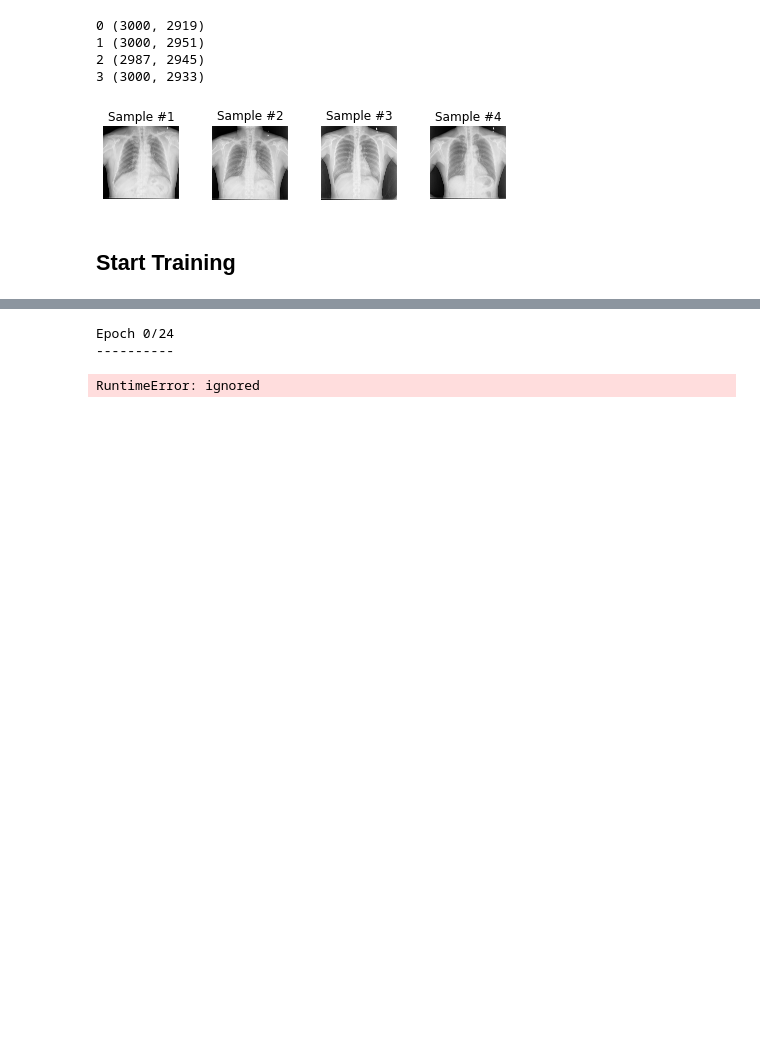
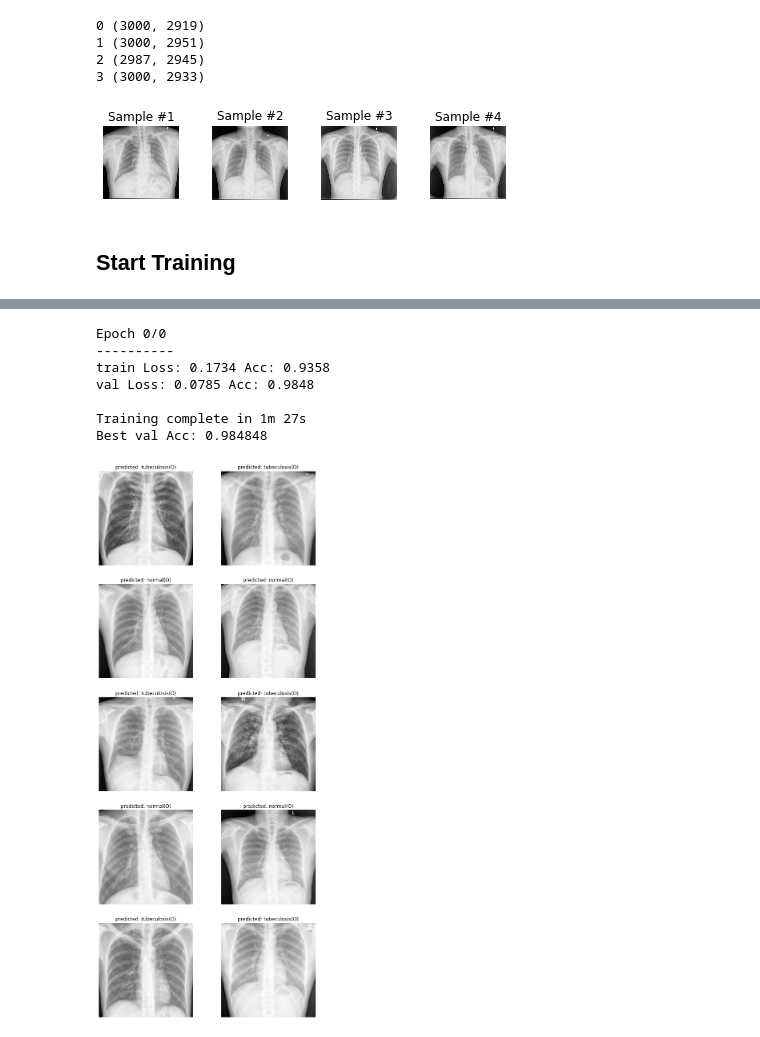
Before and after one commit to jKulrativid/shenzhen_tubo_data, a Jupyter notebook: train.ipynb, the cells around one changed output, grey strips where cells are left out. Saved outputs shown, nothing was run; the diff lists cells and outputs as text; code cells hidden in the pictures; blank space fills up the shorter version.

Commit message:
finish training and testing

```diff
--- a/train.ipynb
+++ b/train.ipynb
@@ -199,7 +180,7 @@ def train_model(model, criterion, optimizer, scheduler, num_epochs):
                 model.eval()
 
             running_loss = 0.0
-            running_correct = 0
+            running_corrects = 0
 
             for batch in dataloaders[phase]:
                 inputs = batch['image']
@@ -245,6 +226,7 @@ def train_model(model, criterion, optimizer, scheduler, num_epochs):
     return model
 # %%
 model_ft = models.resnet101(pretrained=True)
+model_ft.conv1 = nn.Conv2d(1, 64, kernel_size=7, stride=2, padding=3, bias=False)
 num_ftrs = model_ft.fc.in_features
 # Here the size of each output sample is set to 2.
 # Alternatively, it can be generalized to nn.Linear(num_ftrs, len(class_names)).
@@ -253,9 +235,3 @@ model_ft.fc = nn.Linear(num_ftrs, 2)
 model_ft = model_ft.to(device)
 
 criterion = nn.CrossEntropyLoss()
-
-# Observe that all parameters are being optimized
-optimizer_ft = optim.SGD(model_ft.parameters(), lr=0.001, momentum=0.9)
-
-# Decay LR by a factor of 0.1 every 7 epochs
-exp_lr_scheduler = lr_scheduler.StepLR(optimizer_ft, step_size=7, gamma=0.1)
@@ -262,19 +244,24 @@ exp_lr_scheduler = lr_scheduler.StepLR(optimizer_ft, step_size=7, gamma=0.1)
 # %%
-model_ft = train_model(model_ft, criterion, optimizer_ft, exp_lr_scheduler,
-                       num_epochs=25)
+model_ft = train_model(model_ft, criterion, optimizer_ft, exp_lr_scheduler, num_epochs=1)
 # %% [output]
-Epoch 0/24
+Epoch 0/0
 ----------
+train Loss: 0.1734 Acc: 0.9358
+val Loss: 0.0785 Acc: 0.9848
+
+Training complete in 1m 27s
+Best val Acc: 0.984848
-RuntimeError: ignored
 # %%
-def visualize_model(model, num_images=6):
+def visualize_model(model, num_images=10):
     was_training = model.training
     model.eval()
     images_so_far = 0
-    fig = plt.figure()
+    fig = plt.figure(figsize=(10, 25))
 
     with torch.no_grad():
-        for i, (inputs, labels) in enumerate(dataloaders['val']):
+        for i, batch in enumerate(dataloaders['val']):
+            inputs = batch['image']
+            labels = batch['label']
             inputs = inputs.to(device)
             labels = labels.to(device)
 
@@ -282,13 +269,21 @@ def visualize_model(model, num_images=6):
             _, preds = torch.max(outputs, 1)
 
             for j in range(inputs.size()[0]):
+                prediction = preds.cpu().numpy()[j]
+                actual = labels[j]
+                correct = 'O' if prediction == actual else 'X'
                 images_so_far += 1
                 ax = plt.subplot(num_images//2, 2, images_so_far)
                 ax.axis('off')
-                ax.set_title('predicted: {}'.format(class_names[preds[j]]))
-                imshow(inputs.cpu().data[j])
+                ax.set_title('predicted: {}({})'.format(class_names[preds.cpu().numpy()[j]], correct))
+                image = torch.reshape(inputs.cpu().data[j], (224, 224))
+                plt.imshow(image, cmap='gray')
 
                 if images_so_far == num_images:
                     model.train(mode=was_training)
                     return
         model.train(mode=was_training)
+# %%
+visualize_model(model_ft)
+# %% [output]
+[figure, added]
```
Also changed, not shown: parts of 13 cells of this notebook.
